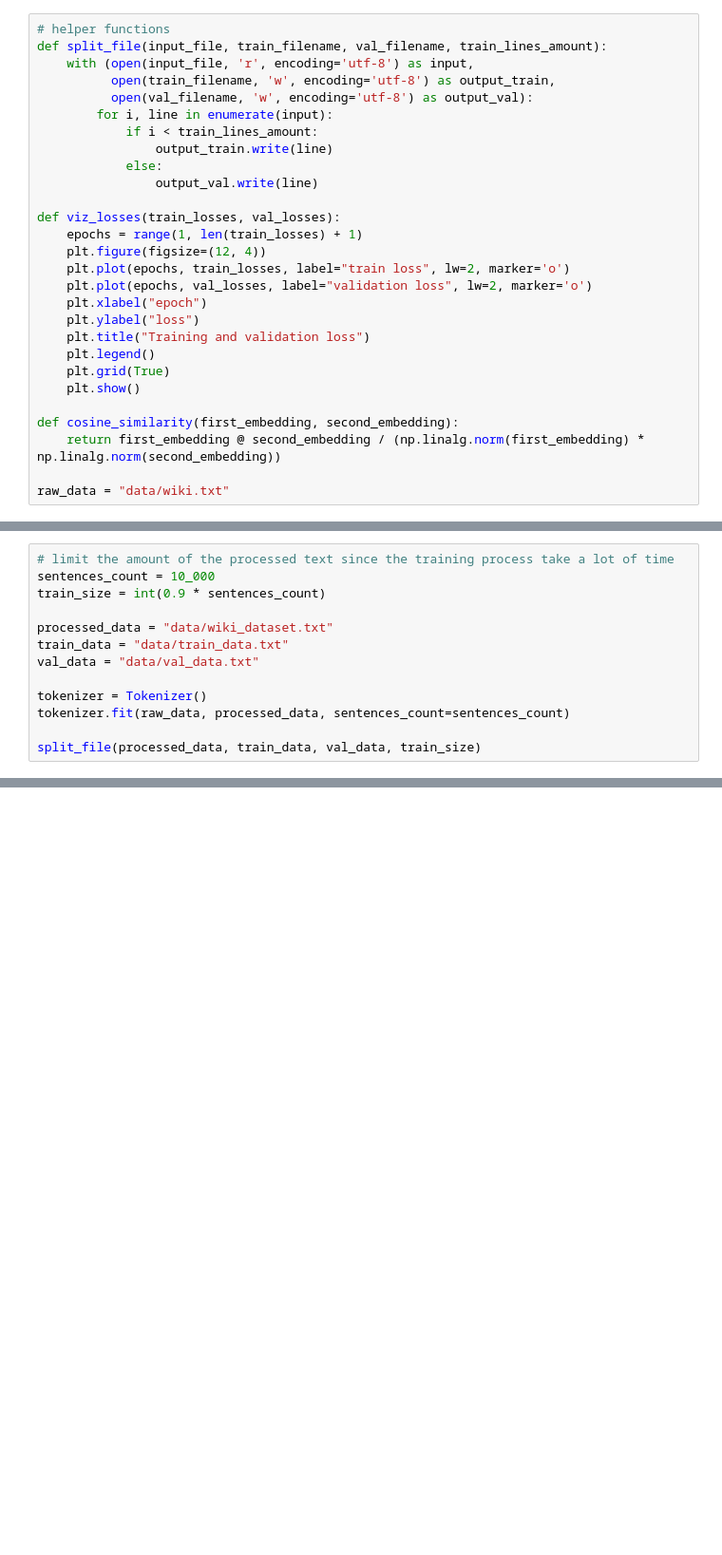
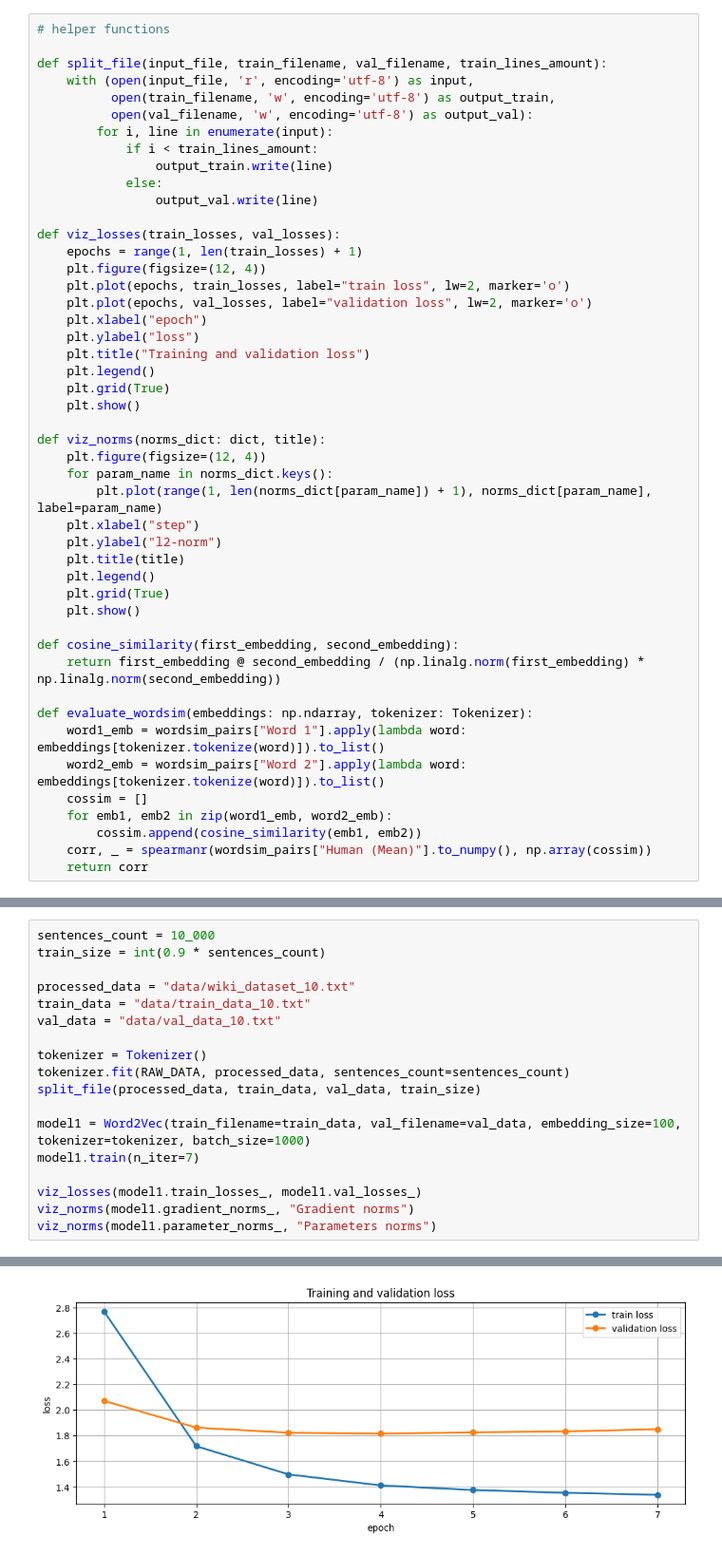
Before and after one commit to daria-kay/word2vec, a Jupyter notebook: word2vec_eval.ipynb, the cells around one changed output, grey strips where cells are left out. Shown at 95% size. Cells and saved outputs as stored; diff of their text form; blank space fills up the shorter version.

```diff
--- a/word2vec_eval.ipynb
+++ b/word2vec_eval.ipynb
@@ -10,5 +29,6 @@ Here you can find a demonstration of training a word2vec skip-gram version and s
 # %%
 # helper functions
+
 def split_file(input_file, train_filename, val_filename, train_lines_amount):
     with (open(input_file, 'r', encoding='utf-8') as input,
           open(train_filename, 'w', encoding='utf-8') as output_train,
@@ -31,7 +51,25 @@ def viz_losses(train_losses, val_losses):
     plt.grid(True)
     plt.show()
 
+def viz_norms(norms_dict: dict, title):
+    plt.figure(figsize=(12, 4))
+    for param_name in norms_dict.keys():
+        plt.plot(range(1, len(norms_dict[param_name]) + 1), norms_dict[param_name], label=param_name)
+    plt.xlabel("step")
+    plt.ylabel("l2-norm")
+    plt.title(title)
+    plt.legend()
+    plt.grid(True)
+    plt.show()
+
 def cosine_similarity(first_embedding, second_embedding):
     return first_embedding @ second_embedding / (np.linalg.norm(first_embedding) * np.linalg.norm(second_embedding))
 
-raw_data = "data/wiki.txt"
+def evaluate_wordsim(embeddings: np.ndarray, tokenizer: Tokenizer):
+    word1_emb = wordsim_pairs["Word 1"].apply(lambda word: embeddings[tokenizer.tokenize(word)]).to_list()
+    word2_emb = wordsim_pairs["Word 2"].apply(lambda word: embeddings[tokenizer.tokenize(word)]).to_list()
+    cossim = []
+    for emb1, emb2 in zip(word1_emb, word2_emb):
+        cossim.append(cosine_similarity(emb1, emb2))
+    corr, _ = spearmanr(wordsim_pairs["Human (Mean)"].to_numpy(), np.array(cossim))
+    return corr
@@ -47,15 +84,21 @@ To: /Users/dariakay/edu/word2vec/data/wiki.txt
 # %%
-# limit the amount of the processed text since the training process take a lot of time
 sentences_count = 10_000
 train_size = int(0.9 * sentences_count)
 
-processed_data = "data/wiki_dataset.txt"
-train_data = "data/train_data.txt"
-val_data = "data/val_data.txt"
+processed_data = "data/wiki_dataset_10.txt"
+train_data = "data/train_data_10.txt"
+val_data = "data/val_data_10.txt"
 
 tokenizer = Tokenizer()
-tokenizer.fit(raw_data, processed_data, sentences_count=sentences_count)
+tokenizer.fit(RAW_DATA, processed_data, sentences_count=sentences_count)
+split_file(processed_data, train_data, val_data, train_size)
 
-split_file(processed_data, train_data, val_data, train_size)
+model1 = Word2Vec(train_filename=train_data, val_filename=val_data, embedding_size=100, tokenizer=tokenizer, batch_size=1000)
+model1.train(n_iter=7)
+
+viz_losses(model1.train_losses_, model1.val_losses_)
+viz_norms(model1.gradient_norms_, "Gradient norms")
+viz_norms(model1.parameter_norms_, "Parameters norms")
 # %% [output]
 Vocab len: 12035
+[figure, added]
```
Also changed, not shown: parts of 23 cells of this notebook, 6 other files.
